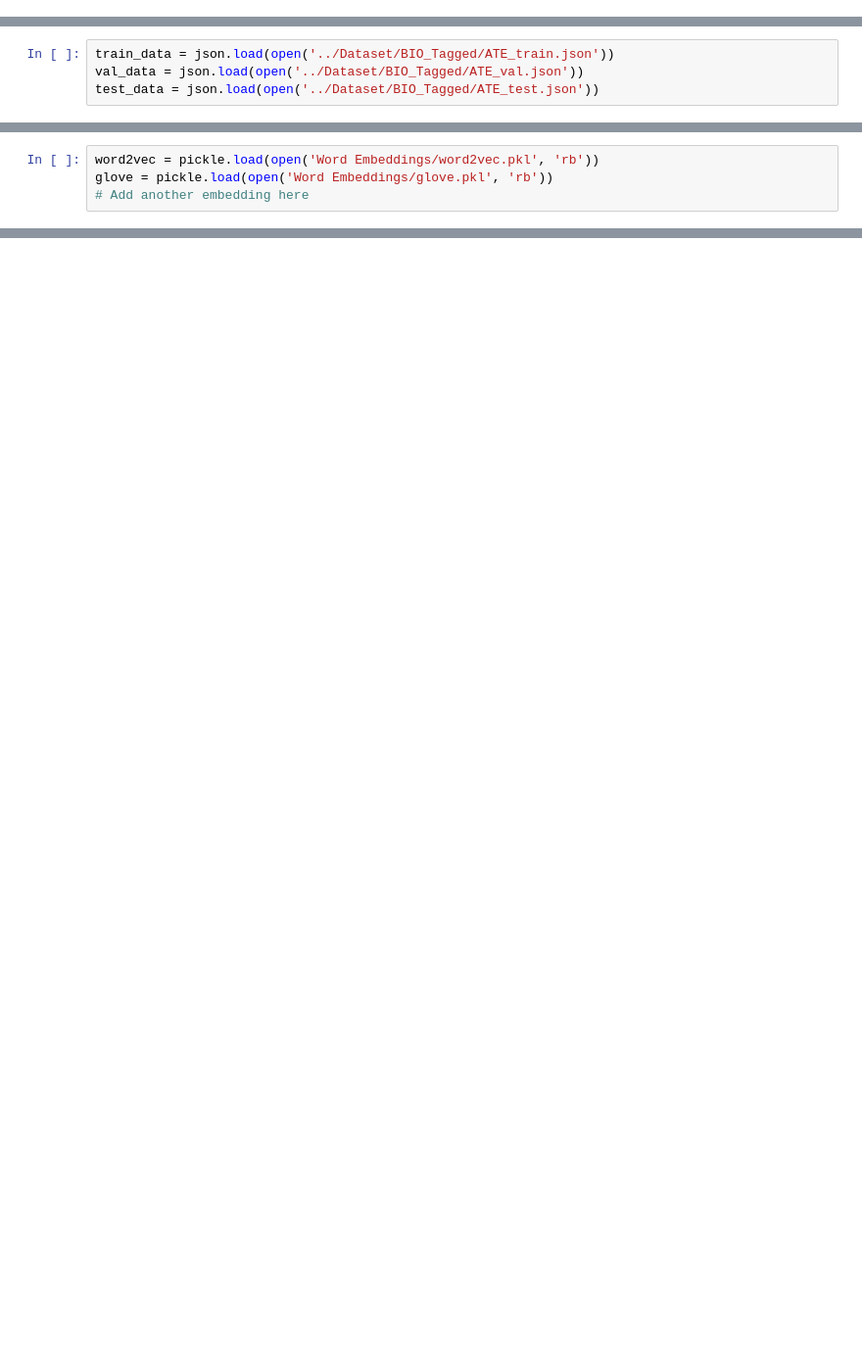
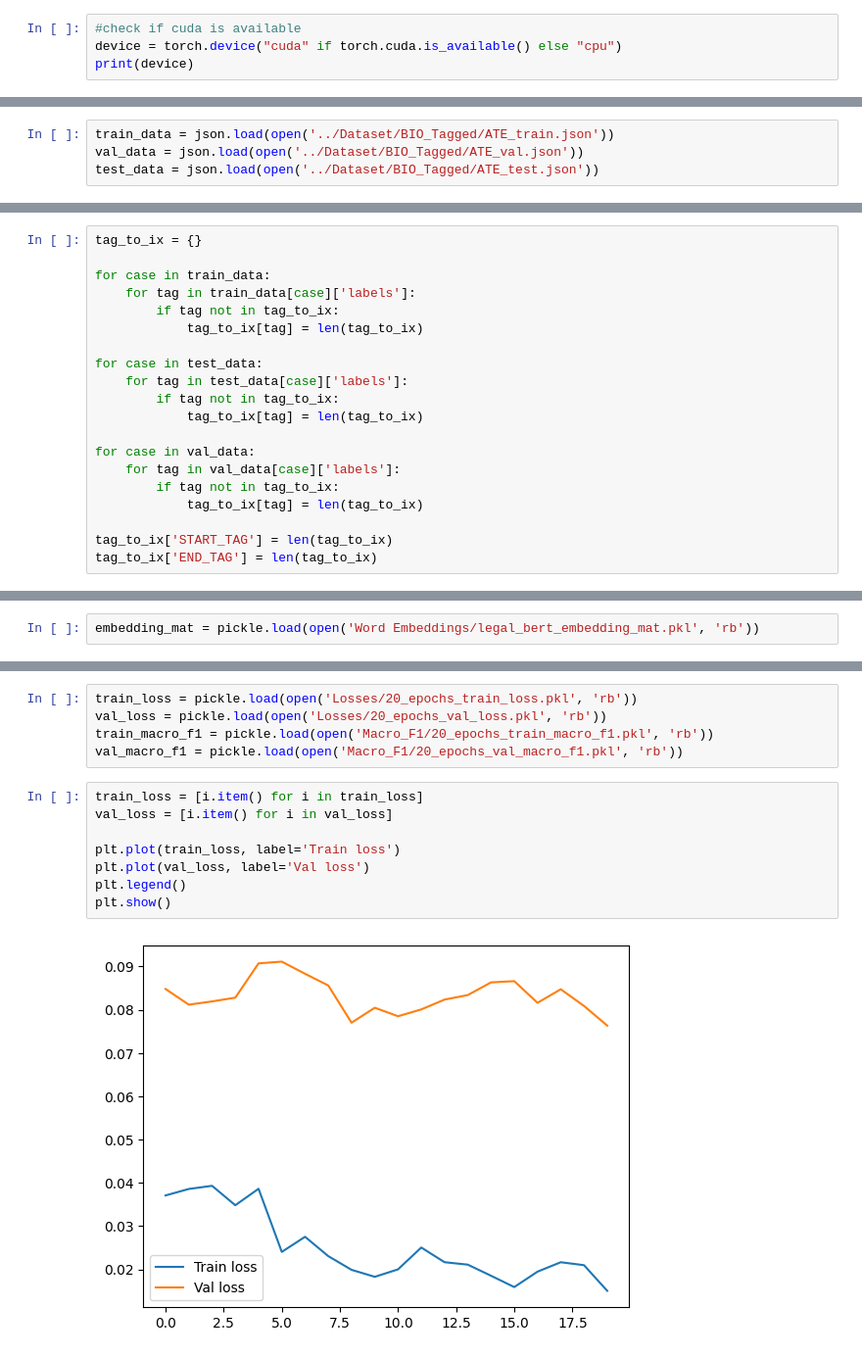
Before and after one commit to mishraanis/NLP, a Jupyter notebook: Assignment-2/Task 2/Part 3/bilstm-crf.ipynb, the cells around one changed output, grey strips where cells are left out. Shown at 98% size. Saved outputs shown, nothing was run; the diff lists cells and outputs as text; blank space fills up the shorter version.

Commit message:
BILSTM 20 epochs for Dataset 2

```diff
--- a/Assignment-2/Task 2/Part 3/bilstm-crf.ipynb
+++ b/Assignment-2/Task 2/Part 3/bilstm-crf.ipynb
@@ -34,0 +19,4 @@ torch.manual_seed(1)
+# %%
+#check if cuda is available
+device = torch.device("cuda" if torch.cuda.is_available() else "cpu")
+print(device)
@@ -38,0 +180,20 @@ test_data = json.load(open('../Dataset/BIO_Tagged/ATE_test.json'))
+# %%
+tag_to_ix = {}
+
+for case in train_data:
+    for tag in train_data[case]['labels']:
+        if tag not in tag_to_ix:
+            tag_to_ix[tag] = len(tag_to_ix)
+
+for case in test_data:
+    for tag in test_data[case]['labels']:
+        if tag not in tag_to_ix:
+            tag_to_ix[tag] = len(tag_to_ix)
+
+for case in val_data:
+    for tag in val_data[case]['labels']:
+        if tag not in tag_to_ix:
+            tag_to_ix[tag] = len(tag_to_ix)
+
+tag_to_ix['START_TAG'] = len(tag_to_ix)
+tag_to_ix['END_TAG'] = len(tag_to_ix)
@@ -39,4 +237,2 @@ test_data = json.load(open('../Dataset/BIO_Tagged/ATE_test.json'))
 # %%
-word2vec = pickle.load(open('Word Embeddings/word2vec.pkl', 'rb'))
-glove = pickle.load(open('Word Embeddings/glove.pkl', 'rb'))
-# Add another embedding here
+embedding_mat = pickle.load(open('Word Embeddings/legal_bert_embedding_mat.pkl', 'rb'))
@@ -418,0 +336,15 @@ Accuracy: 90.80%
+# %%
+train_loss = pickle.load(open('Losses/20_epochs_train_loss.pkl', 'rb'))
+val_loss = pickle.load(open('Losses/20_epochs_val_loss.pkl', 'rb'))
+train_macro_f1 = pickle.load(open('Macro_F1/20_epochs_train_macro_f1.pkl', 'rb'))
+val_macro_f1 = pickle.load(open('Macro_F1/20_epochs_val_macro_f1.pkl', 'rb'))
+# %%
+train_loss = [i.item() for i in train_loss]
+val_loss = [i.item() for i in val_loss]
+
+plt.plot(train_loss, label='Train loss')
+plt.plot(val_loss, label='Val loss')
+plt.legend()
+plt.show()
+# %% [output]
+[figure, added]
```
Also changed, not shown: parts of 30 cells of this notebook, 6 other files.
